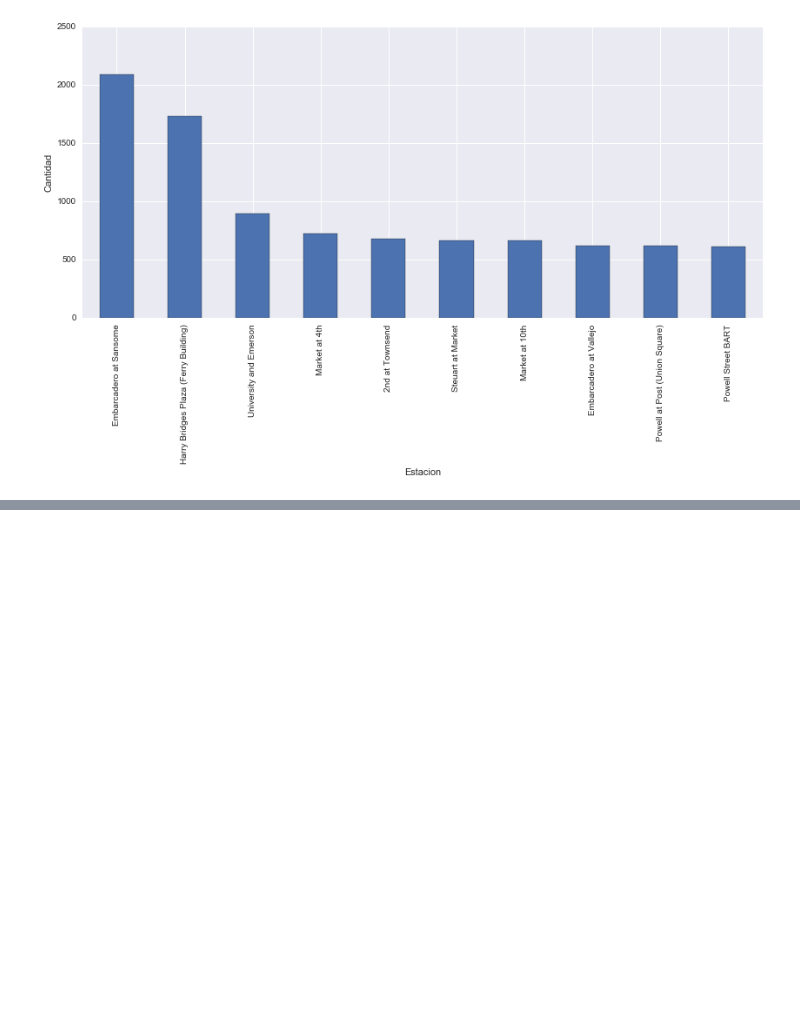
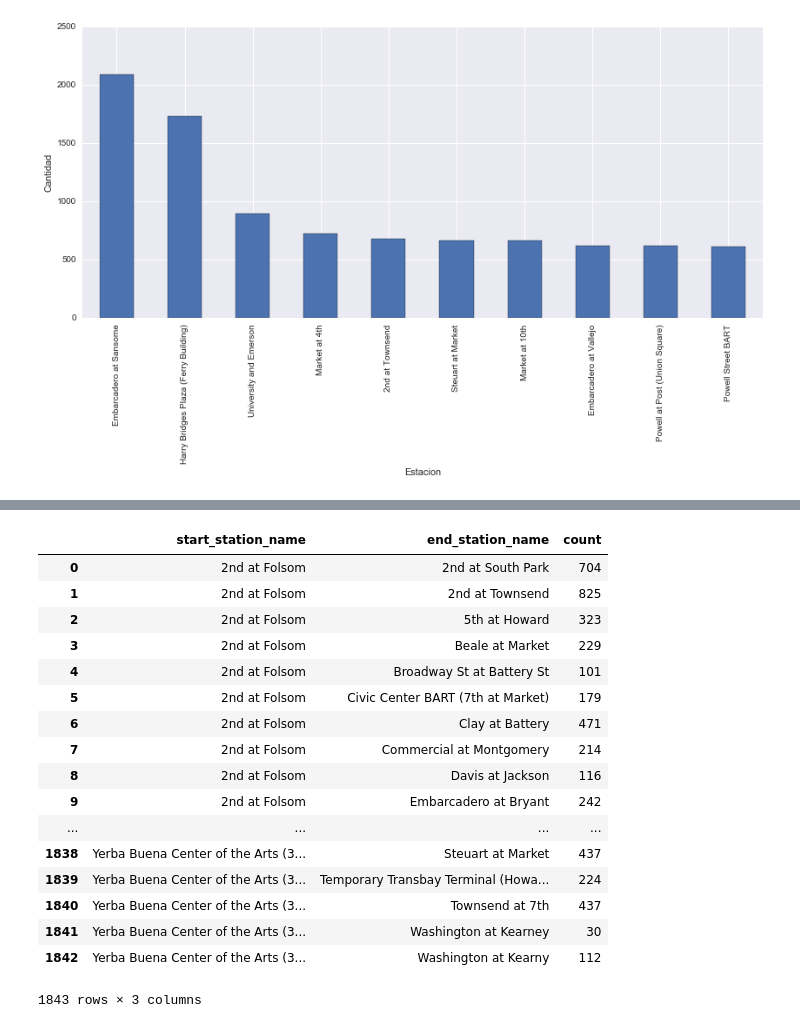
Before and after one commit to AlexVilla92/TP-Datos-2017, a Jupyter notebook: TP1-Exploracion-de-Datos-03-Viaje-entre-distintas-estaciones.ipynb, the cells around one changed output, grey strips where cells are left out. Saved outputs shown, nothing was run; the diff lists cells and outputs as text; code cells hidden in the pictures; blank space fills up the shorter version.

```diff
--- a/TP1-Exploracion-de-Datos-03-Viaje-entre-distintas-estaciones.ipynb
+++ b/TP1-Exploracion-de-Datos-03-Viaje-entre-distintas-estaciones.ipynb
@@ -165,0 +177,23 @@ trips.loc[trips.start_station_name != trips.end_station_name,['start_station_nam
+# %%
+#Trato de sumar
+pd.DataFrame({'count' : entreEstacionesDistintas.groupby(['start_station_name','end_station_name']).size()}).reset_index()
+## Es mejor usar la forma que esta abajo, pero dejo esta por si las moscas
+# %% [output]
+|  | start_station_name | end_station_name | count |
+| 0 | 2nd at Folsom | 2nd at South Park | 704 |
+| 1 | 2nd at Folsom | 2nd at Townsend | 825 |
+| 2 | 2nd at Folsom | 5th at Howard | 323 |
+| 3 | 2nd at Folsom | Beale at Market | 229 |
+| 4 | 2nd at Folsom | Broadway St at Battery St | 101 |
+| 5 | 2nd at Folsom | Civic Center BART (7th at Market) | 179 |
+| 6 | 2nd at Folsom | Clay at Battery | 471 |
+| 7 | 2nd at Folsom | Commercial at Montgomery | 214 |
+| 8 | 2nd at Folsom | Davis at Jackson | 116 |
+| 9 | 2nd at Folsom | Embarcadero at Bryant | 242 |
+| ... | ... | ... | ... |
+| 1838 | Yerba Buena Center of the Arts (3... | Steuart at Market | 437 |
+| 1839 | Yerba Buena Center of the Arts (3... | Temporary Transbay Terminal (Howa... | 224 |
+| 1840 | Yerba Buena Center of the Arts (3... | Townsend at 7th | 437 |
+| 1841 | Yerba Buena Center of the Arts (3... | Washington at Kearney | 30 |
+| 1842 | Yerba Buena Center of the Arts (3... | Washington at Kearny | 112 |
+1843 rows × 3 columns
```
Also changed, not shown: parts of 19 cells of this notebook.
